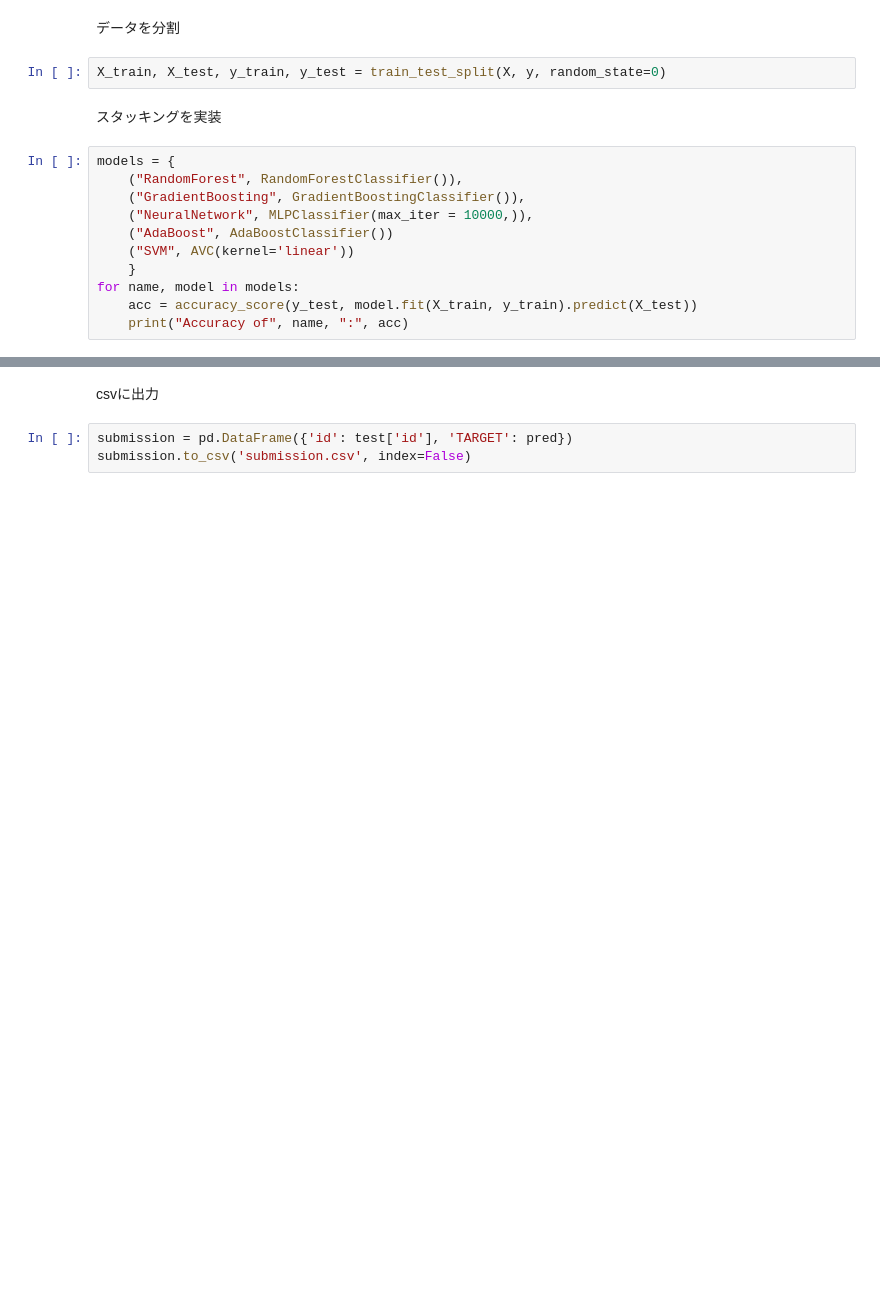
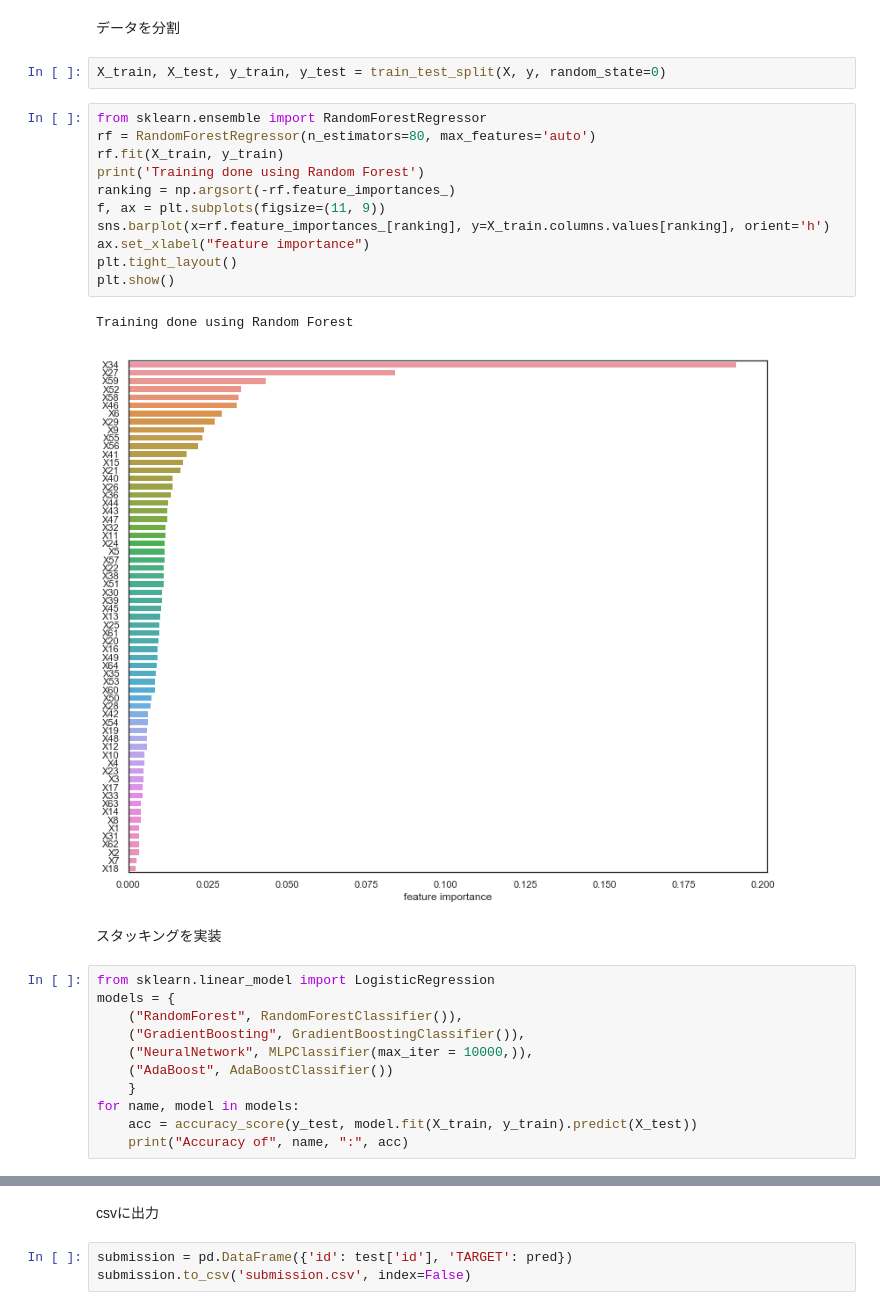
Before and after one commit to wakachii/team_competition, a Jupyter notebook: code.ipynb, the cells around one changed output, grey strips where cells are left out. Saved outputs shown, nothing was run; the diff lists cells and outputs as text; blank space fills up the shorter version.

```diff
--- a/code.ipynb
+++ b/code.ipynb
@@ -121,15 +161,29 @@ array([[ 0.07182261, -0.03926815,  0.04960075, ..., -0.01091675,
 データを分割
 # %%
 X_train, X_test, y_train, y_test = train_test_split(X, y, random_state=0)
+# %%
+from sklearn.ensemble import RandomForestRegressor
+rf = RandomForestRegressor(n_estimators=80, max_features='auto')
+rf.fit(X_train, y_train)
+print('Training done using Random Forest')
+ranking = np.argsort(-rf.feature_importances_)
+f, ax = plt.subplots(figsize=(11, 9))
+sns.barplot(x=rf.feature_importances_[ranking], y=X_train.columns.values[ranking], orient='h')
+ax.set_xlabel("feature importance")
+plt.tight_layout()
+plt.show()
+# %% [output]
+Training done using Random Forest
+[figure, added]
 # %% [markdown]
 スタッキングを実装
 # %%
+from sklearn.linear_model import LogisticRegression
 models = {
     ("RandomForest", RandomForestClassifier()),
     ("GradientBoosting", GradientBoostingClassifier()),
     ("NeuralNetwork", MLPClassifier(max_iter = 10000,)),
     ("AdaBoost", AdaBoostClassifier())
-    ("SVM", AVC(kernel='linear'))
     }
 for name, model in models:
     acc = accuracy_score(y_test, model.fit(X_train, y_train).predict(X_test))
```
Also changed, not shown: parts of 13 cells of this notebook.
